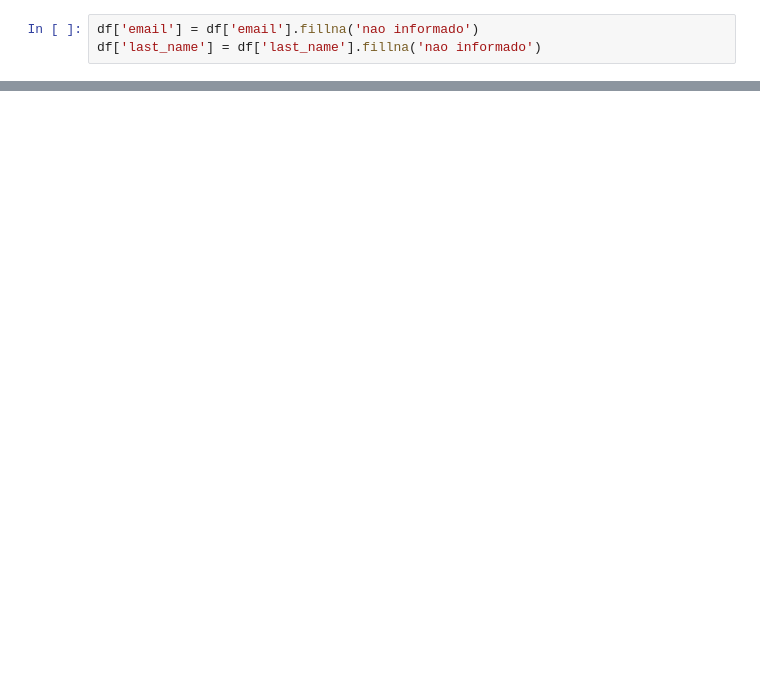
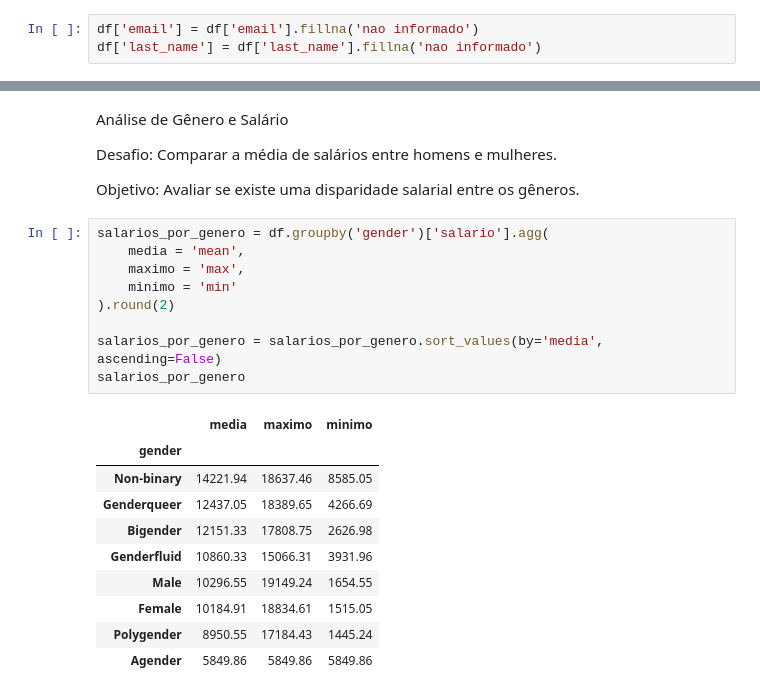
Before and after one commit to DanielBorbafs/study, a Jupyter notebook: pandas/training01/analise.ipynb, the cells around one changed output, grey strips where cells are left out. Drawn from its saved outputs; the diff is of its cells as text; blank space fills up the shorter version.

```diff
--- a/pandas/training01/analise.ipynb
+++ b/pandas/training01/analise.ipynb
@@ -174,0 +190,26 @@ print(salarios_maiores.to_string())
+# %% [markdown]
+Análise de Gênero e Salário
+
+Desafio: Comparar a média de salários entre homens e mulheres.
+
+Objetivo: Avaliar se existe uma disparidade salarial entre os gêneros.
+# %%
+salarios_por_genero = df.groupby('gender')['salario'].agg(
+    media = 'mean',
+    maximo = 'max',
+    minimo = 'min'
+).round(2)
+
+salarios_por_genero = salarios_por_genero.sort_values(by='media', ascending=False)
+salarios_por_genero
+# %% [output]
+|  | media | maximo | minimo |
+| gender |  |  |  |
+| Non-binary | 14221.94 | 18637.46 | 8585.05 |
+| Genderqueer | 12437.05 | 18389.65 | 4266.69 |
+| Bigender | 12151.33 | 17808.75 | 2626.98 |
+| Genderfluid | 10860.33 | 15066.31 | 3931.96 |
+| Male | 10296.55 | 19149.24 | 1654.55 |
+| Female | 10184.91 | 18834.61 | 1515.05 |
+| Polygender | 8950.55 | 17184.43 | 1445.24 |
+| Agender | 5849.86 | 5849.86 | 5849.86 |
```
Also changed, not shown: parts of 20 cells of this notebook, 4 other files.
